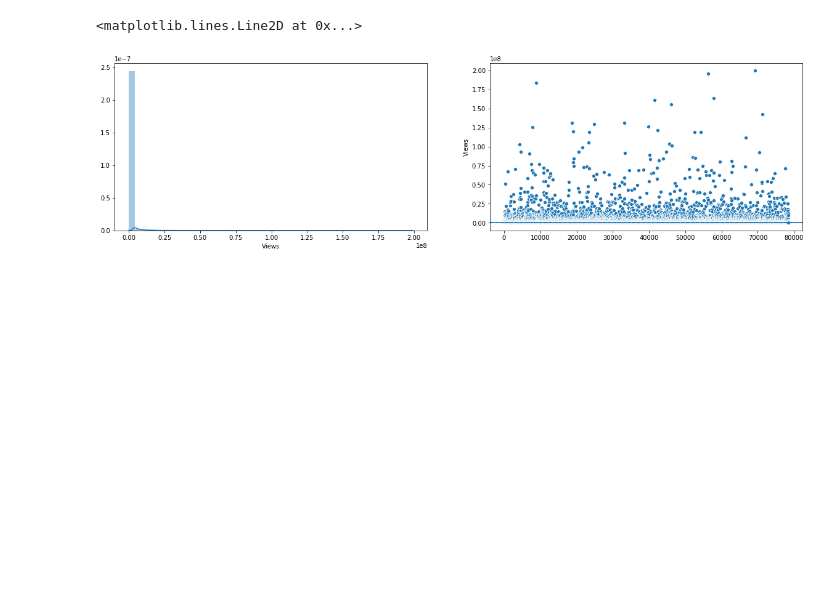
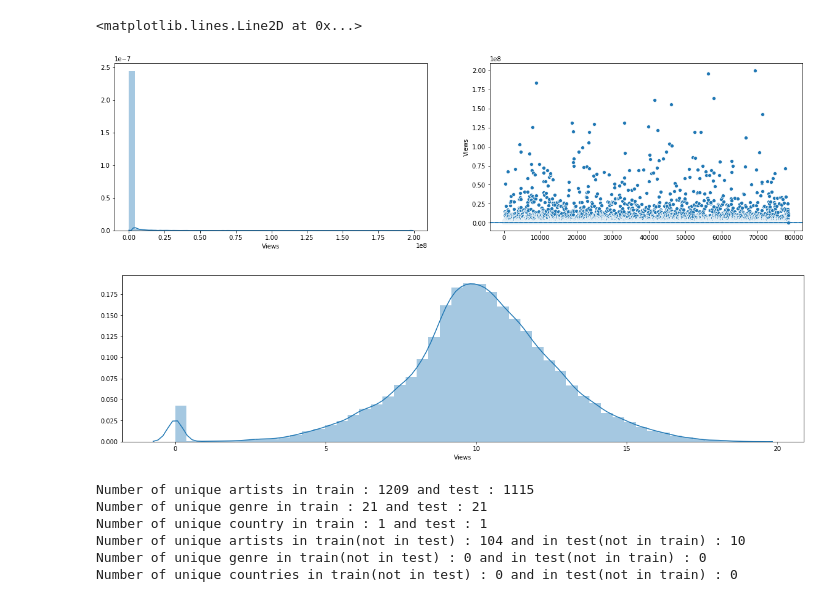
Before and after one commit to adarsh-meher/MH--Chartbuster-Prediction, a Jupyter notebook: Analysis_Codes.ipynb, the cells around one changed output. Cells and saved outputs as stored; diff of their text form; code cells hidden in the pictures; blank space fills up the shorter version.

```diff
--- a/Analysis_Codes.ipynb
+++ b/Analysis_Codes.ipynb
@@ -103,3 +117,44 @@ ax.axhline(med,ls = 'solid')
 # %% [output]
 <matplotlib.lines.Line2D at 0x...>
 [figure]
+# %%
+plt.figure(figsize = (20,5))
+sb.distplot(np.log(train['Views']+1))
+plt.show()
+
+#### Log transformation makes the target distribution approximately normal.
+# %% [output]
+[figure, added]
+# %%
+def print_uniq_(train,test):
+  uniq_art_tr = train['Name'].unique().tolist()
+  uniq_genre_tr = train['Genre'].unique().tolist()
+  uniq_country_tr = train['Country'].unique().tolist()
+
+  uniq_art_test = test['Name'].unique().tolist()
+  uniq_genre_test = test['Genre'].unique().tolist()
+  uniq_country_test = test['Country'].unique().tolist()
+
+  print('Number of unique artists in train : %s and test : %s' % (len(uniq_art_tr),len(uniq_art_test)))
+  print('Number of unique genre in train : %s and test : %s' % (len(uniq_genre_tr),len(uniq_genre_test)))
+  print('Number of unique country in train : %s and test : %s' % (len(uniq_country_tr),len(uniq_country_test)))
+
+  print('Number of unique artists in train(not in test) : %s and in test(not in train) : %s' % (len(set(uniq_art_tr).difference(set(uniq_art_test))),len(set(uniq_art_test).difference(set(uniq_art_tr)))))
+  print('Number of unique genre in train(not in test) : %s and in test(not in train) : %s' % (len(set(uniq_genre_tr).difference(set(uniq_genre_test))),len(set(uniq_genre_test).difference(set(uniq_genre_tr)))))
+  print('Number of unique countries in train(not in test) : %s and in test(not in train) : %s' % (len(set(uniq_country_tr).difference(set(uniq_country_test))),len(set(uniq_country_test).difference(set(uniq_country_tr)))))
+
+
+
+print_uniq_(train,test)
+
+### Number of unique countries is 1 and hence can be dropped out of dataset. Unique Genre's is same in traina and test.
+
+train.drop(['Country'],axis = 1,inplace = True)
+test.drop(['Country'],axis = 1,inplace = True)
+# %% [output]
+Number of unique artists in train : 1209 and test : 1115
+Number of unique genre in train : 21 and test : 21
+Number of unique country in train : 1 and test : 1
+Number of unique artists in train(not in test) : 104 and in test(not in train) : 10
+Number of unique genre in train(not in test) : 0 and in test(not in train) : 0
+Number of unique countries in train(not in test) : 0 and in test(not in train) : 0
```
Also changed, not shown: parts of 4 cells of this notebook.
